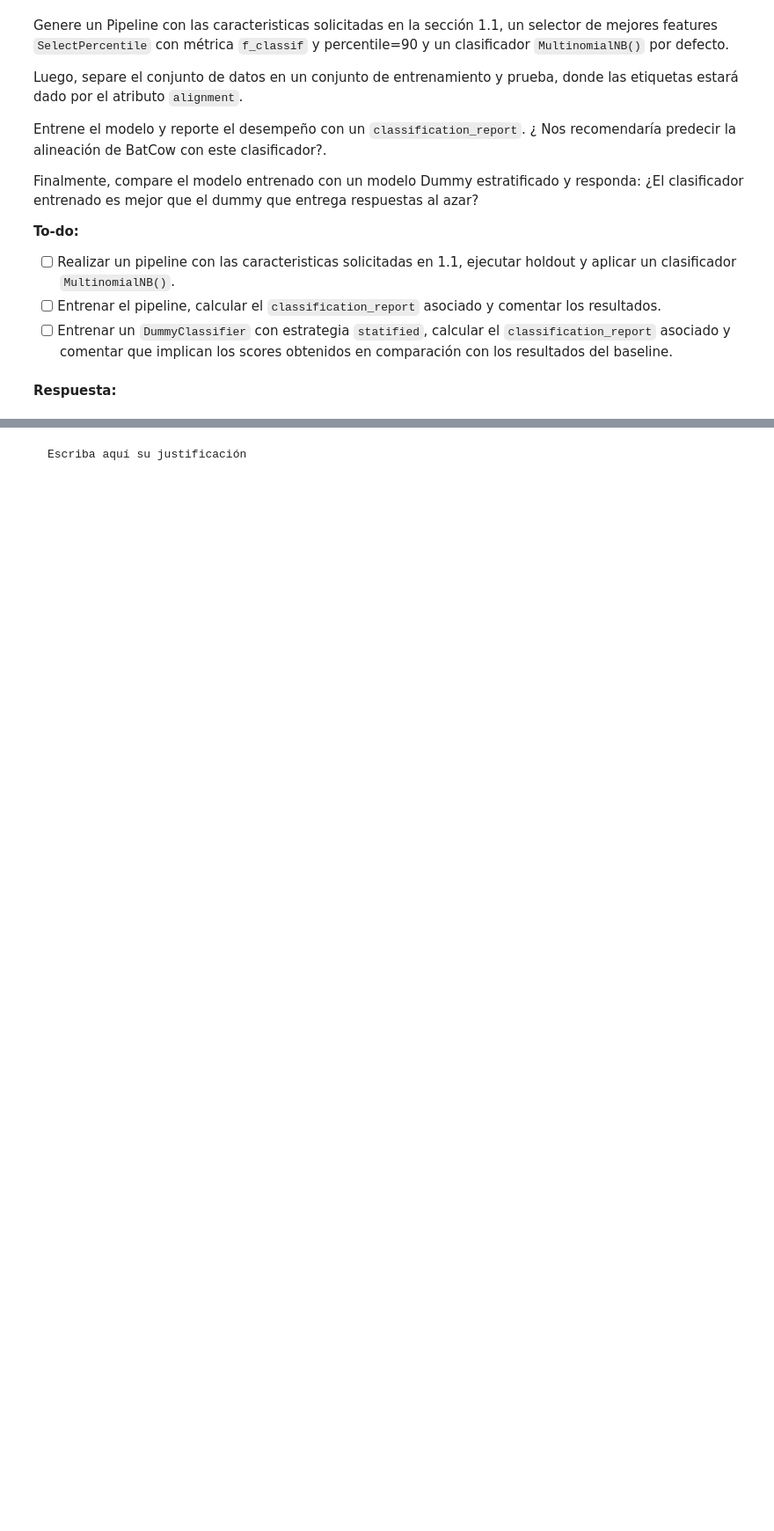
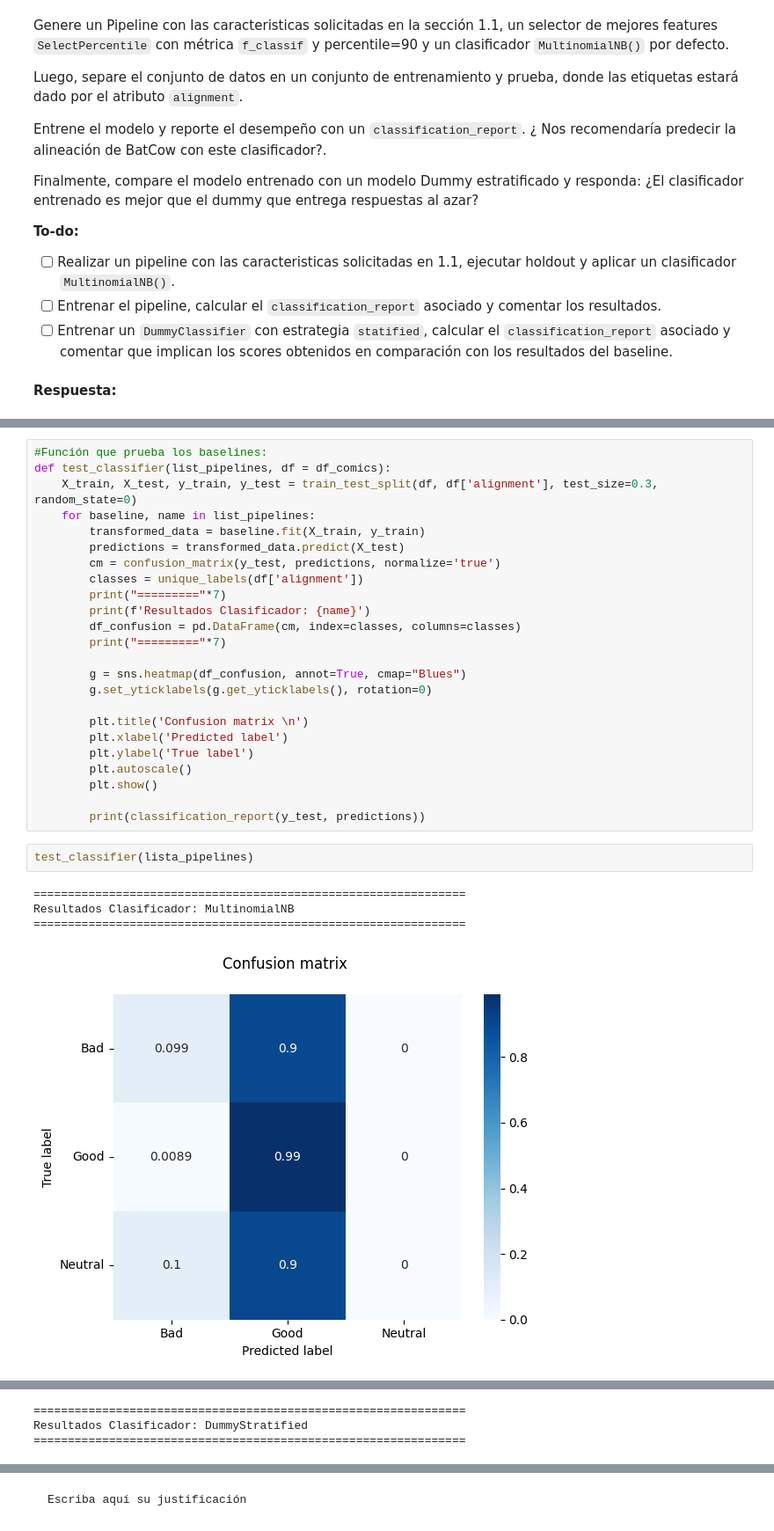
Before and after one commit to mvarasg/MDS7202-Lab-Programacion-Cientifica-MDS, a Jupyter notebook: lab9/Laboratorio9_Respuestas.ipynb, the cells around one changed output, grey strips where cells are left out. Shown at 88% size. Saved outputs shown, nothing was run; the diff lists cells and outputs as text; blank space fills up the shorter version.

Commit message:
1.2 hasta los baselines

```diff
--- a/lab9/Laboratorio9_Respuestas.ipynb
+++ b/lab9/Laboratorio9_Respuestas.ipynb
@@ -384,0 +394,31 @@ Finalmente, compare el modelo entrenado con un modelo Dummy estratificado y resp
+# %%
+#Función que prueba los baselines:
+def test_classifier(list_pipelines, df = df_comics):
+    X_train, X_test, y_train, y_test = train_test_split(df, df['alignment'], test_size=0.3, random_state=0)
+    for baseline, name in list_pipelines:
+        transformed_data = baseline.fit(X_train, y_train)
+        predictions = transformed_data.predict(X_test)
+        cm = confusion_matrix(y_test, predictions, normalize='true')
+        classes = unique_labels(df['alignment'])
+        print("========="*7)
+        print(f'Resultados Clasificador: {name}')
+        df_confusion = pd.DataFrame(cm, index=classes, columns=classes)
+        print("========="*7)
+
+        g = sns.heatmap(df_confusion, annot=True, cmap="Blues")
+        g.set_yticklabels(g.get_yticklabels(), rotation=0)
+
+        plt.title('Confusion matrix \n')
+        plt.xlabel('Predicted label')
+        plt.ylabel('True label')
+        plt.autoscale()
+        plt.show()
+
+        print(classification_report(y_test, predictions))
+# %%
+test_classifier(lista_pipelines)
+# %% [output]
+===============================================================
+Resultados Clasificador: MultinomialNB
+===============================================================
+[figure, added]
@@ -384,0 +434,3 @@ Finalmente, compare el modelo entrenado con un modelo Dummy estratificado y resp
+===============================================================
+Resultados Clasificador: DummyStratified
+===============================================================
```
Also changed, not shown: parts of 9 cells of this notebook.
